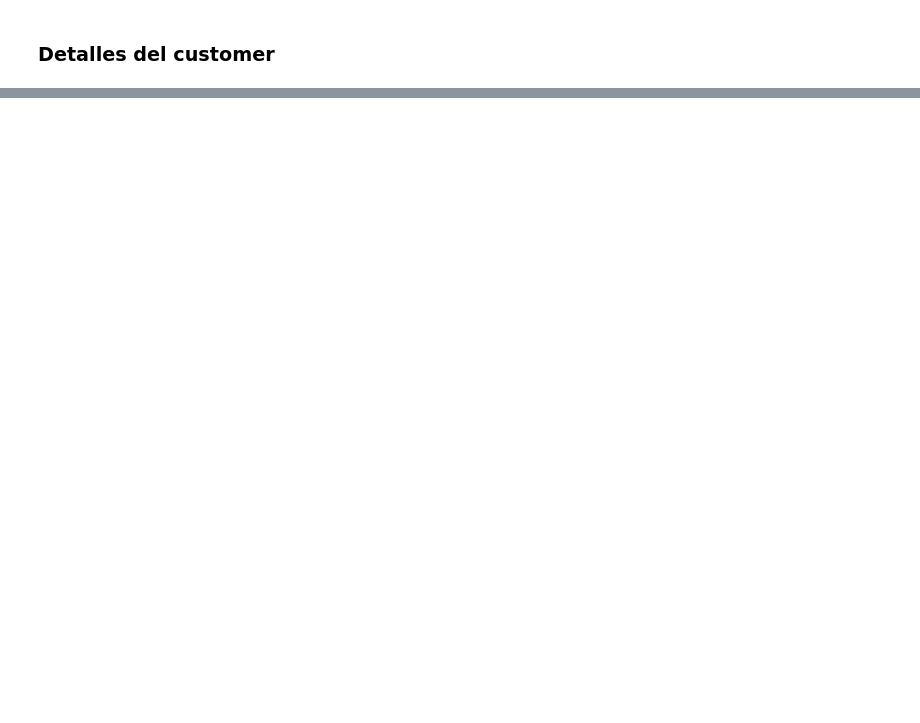
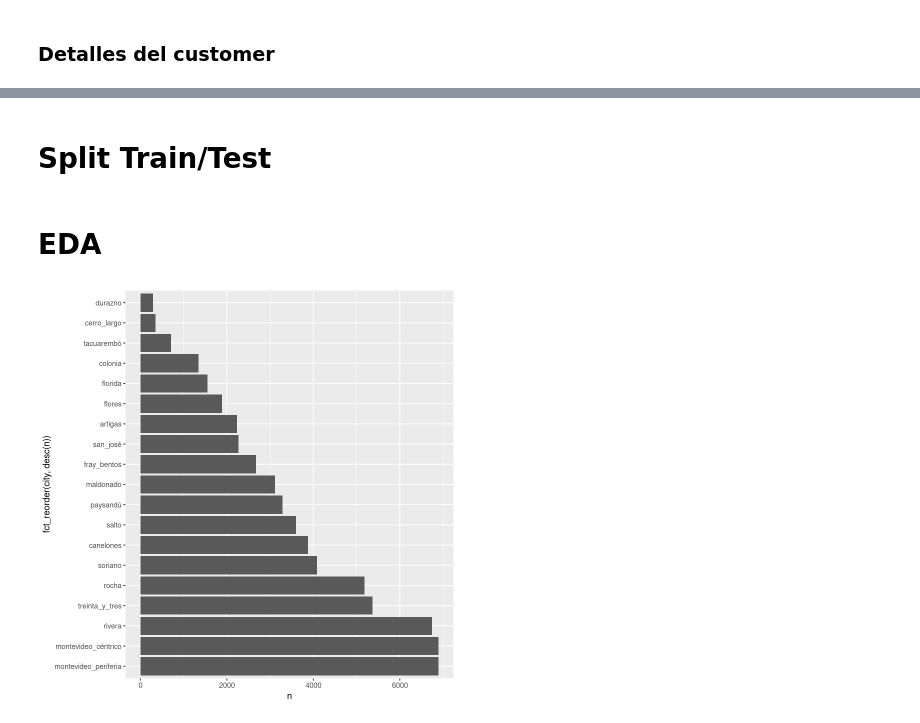
Before and after one commit to creyesp/r-course, a Jupyter notebook: notebooks/Obligatorio.ipynb, the cells around one changed output, grey strips where cells are left out. Cells and saved outputs as stored; diff of their text form; code cells hidden in the pictures; blank space fills up the shorter version.

```diff
--- a/notebooks/Obligatorio.ipynb
+++ b/notebooks/Obligatorio.ipynb
@@ -197,0 +180,15 @@ A tibble: 6 × 5
+# %%
+resume_transaction  <- df_clean %>%
+    group_by(customer_id, transaction_id) %>%
+    summarise(sale_date=max(sale_date),
+              city = max(city),
+              n_prod = n(),
+              sale_total = sum(sale_price),
+              n_item_by_trans = n_distinct(product_id),
+              is_weekend = wday(sale_price) %in% c(1,7),
+              .groups = 'drop'
+             ) %>%
+    mutate(purchase_age = as.integer(max(sale_date)-sale_date),
+           city = str_to_lower(str_replace_all(city, ' ', '_')))
+
+resume_transaction[sample(1:nrow(resume_transaction), 10),]
@@ -300,0 +321,2 @@ A spec_tbl_df: 79 × 2
+# %% [markdown]
+# Split Train/Test
@@ -300,0 +327,13 @@ A spec_tbl_df: 79 × 2
+# %% [markdown]
+# EDA
+# %%
+resume_transaction %>%
+    group_by(city) %>%
+    count() %>%
+    ungroup() %>%
+    arrange(n) %>%
+    ggplot(aes(x=fct_reorder(city, desc(n)), y=n)) +
+        geom_bar(stat="identity") +
+        coord_flip()
+# %% [output]
+[figure, added]
```
Also changed, not shown: parts of 73 cells of this notebook, 6 other files.
